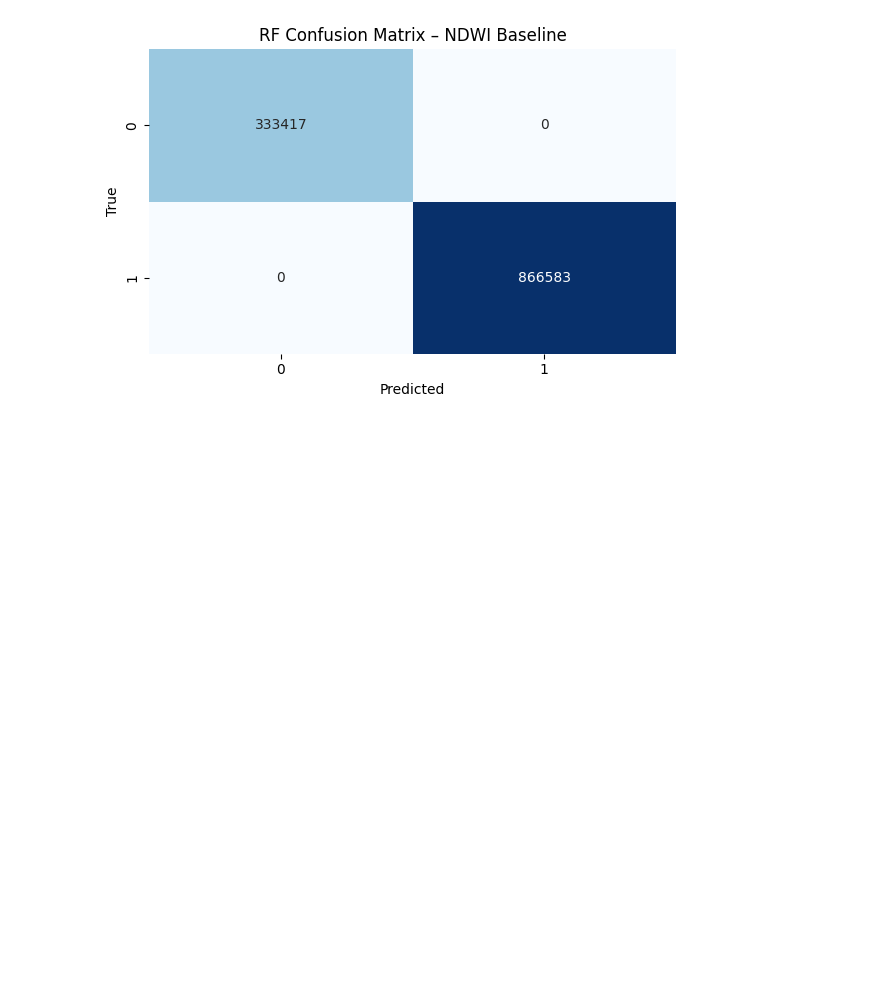
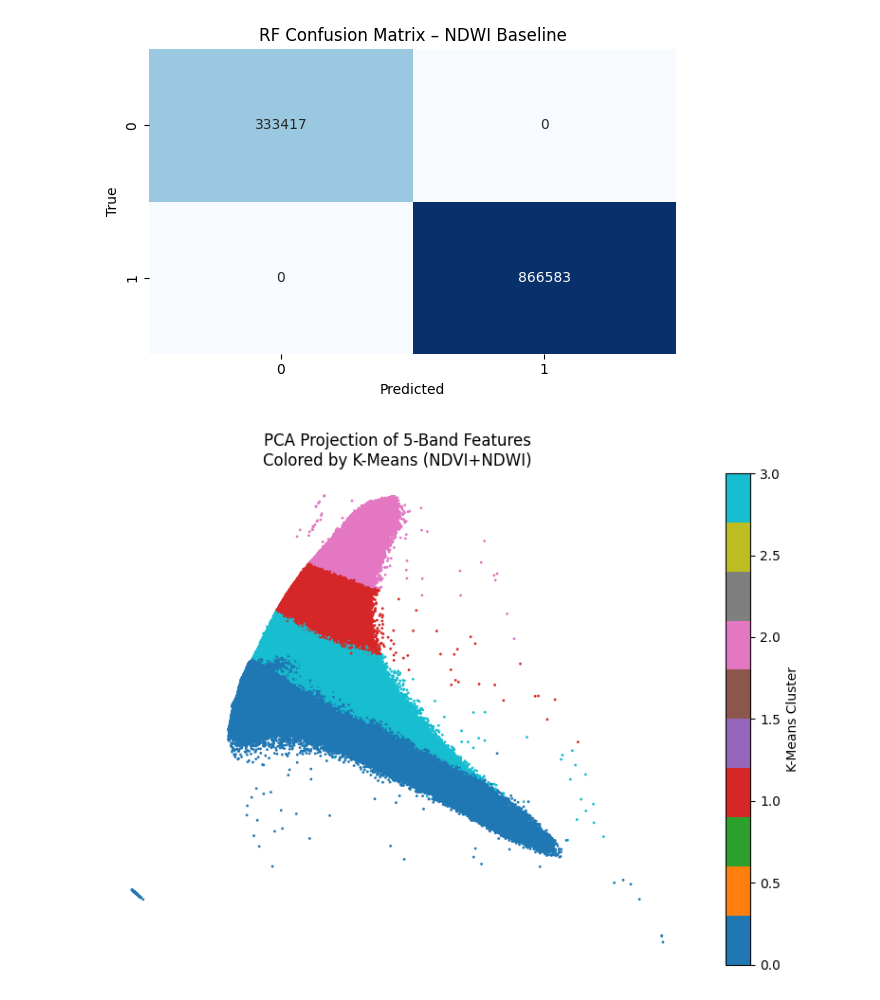
Before and after one commit to stellajiangggg/AI-proect, a Jupyter notebook: Untitlefind1.ipynb, the cells around one changed output. Drawn from its saved outputs; the diff is of its cells as text; code cells hidden in the pictures; blank space fills up the shorter version.

```diff
--- a/Untitlefind1.ipynb
+++ b/Untitlefind1.ipynb
@@ -326,3 +326,44 @@ Classification Report:
    macro avg       1.00      1.00      1.00   1200000
 weighted avg       1.00      1.00      1.00   1200000
 [figure]
+# %%
+# =============================
+# 10) Dimensionality Reduction (PCA & UMAP)
+# =============================
+from sklearn.preprocessing import StandardScaler
+from sklearn.decomposition import PCA
+import umap.umap_ as umap
+
+# Standardize the features: (B02, B04, B08, NDVI, NDWI)
+scaler = StandardScaler()
+X_scaled = scaler.fit_transform(X_all)
+
+# --- PCA ---
+pca = PCA(n_components=2)
+X_pca = pca.fit_transform(X_scaled)
+
+plt.figure(figsize=(8,6))
+plt.scatter(X_pca[:,0], X_pca[:,1], c=labels_2band.flatten(), cmap='tab10', s=1)
+plt.title("PCA Projection of 5-Band Features\nColored by K-Means (NDVI+NDWI)")
+plt.xlabel("PC1")
+plt.ylabel("PC2")
+plt.axis('off')
+plt.colorbar(label='K-Means Cluster')
+plt.tight_layout()
+plt.show()
+
+# --- UMAP ---
+reducer = umap.UMAP(n_components=2, random_state=42)
+X_umap = reducer.fit_transform(X_scaled)
+
+plt.figure(figsize=(8,6))
+plt.scatter(X_umap[:,0], X_umap[:,1], c=labels_2band.flatten(), cmap='tab10', s=1)
+plt.title("UMAP Projection of 5-Band Features\nColored by K-Means (NDVI+NDWI)")
+plt.xlabel("UMAP1")
+plt.ylabel("UMAP2")
+plt.axis('off')
+plt.colorbar(label='K-Means Cluster')
+plt.tight_layout()
+plt.show()
+# %% [output]
+[figure, added]
```
